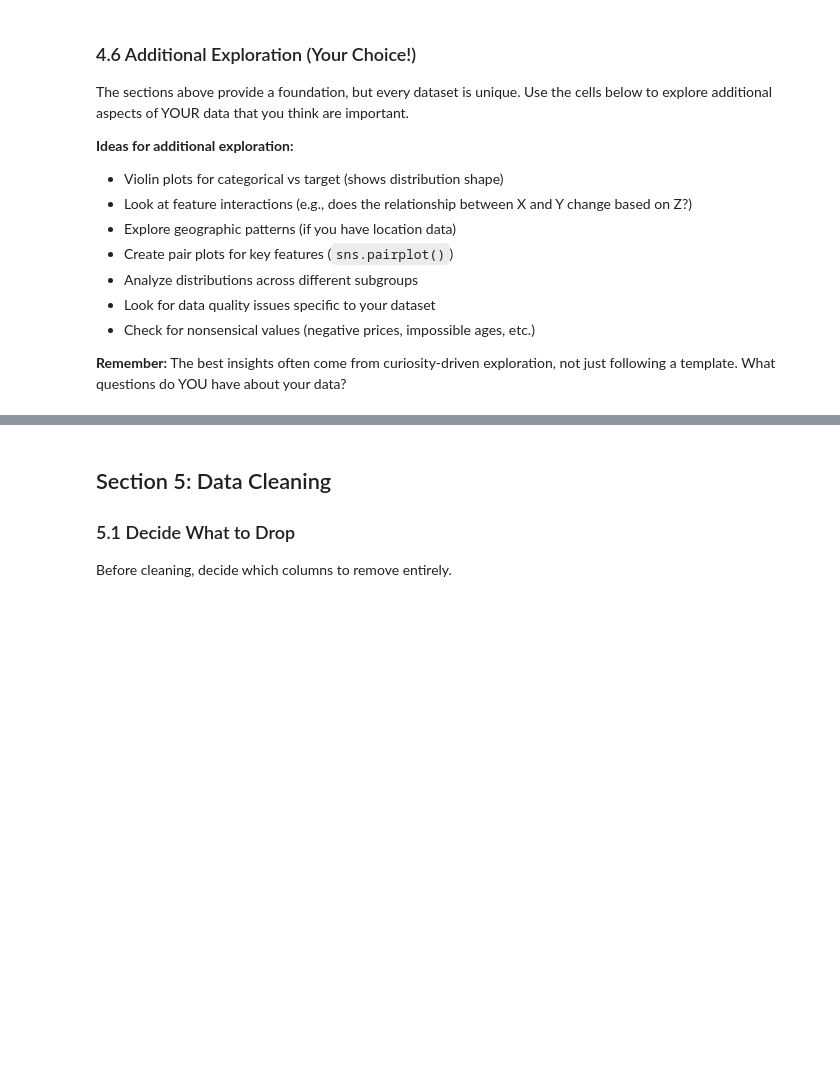
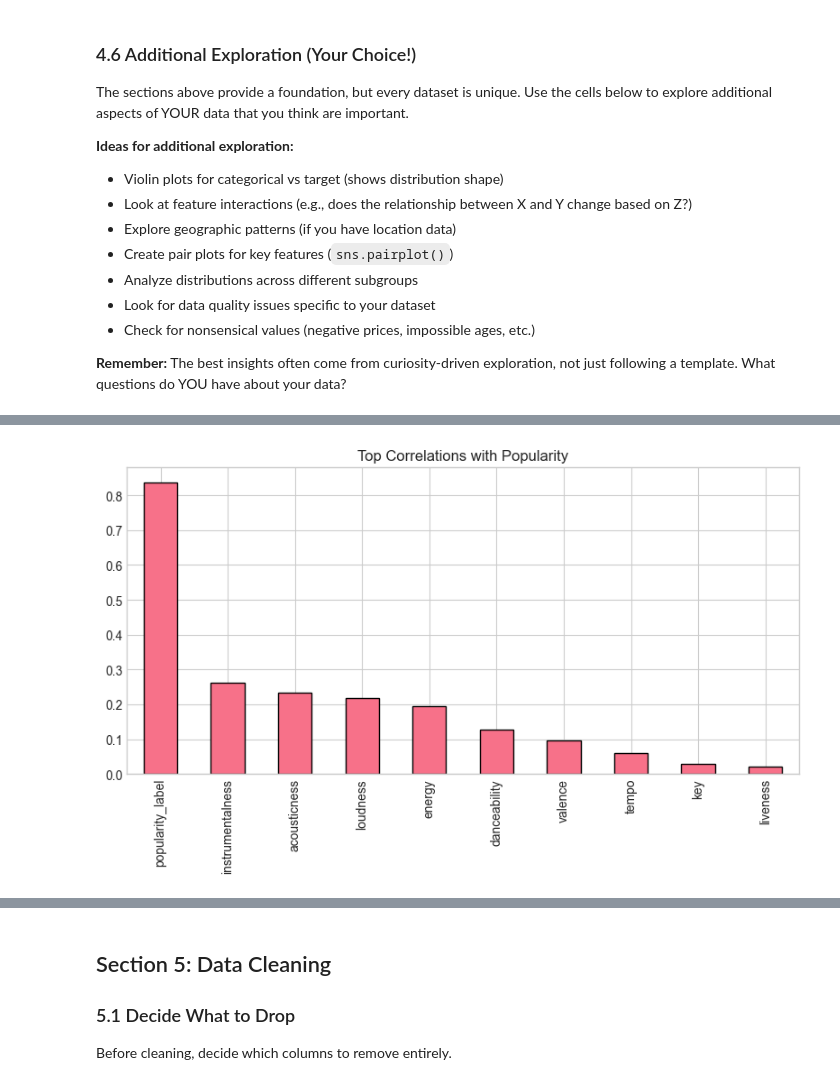
Before and after one commit to fsa-aiml-2511/individual-capstone-JahbraeCreations, a Jupyter notebook: notebooks/01_problem_statement_and_eda.ipynb, the cells around one changed output, grey strips where cells are left out. Drawn from its saved outputs; the diff is of its cells as text; code cells hidden in the pictures; blank space fills up the shorter version.

```diff
--- a/notebooks/01_problem_statement_and_eda.ipynb
+++ b/notebooks/01_problem_statement_and_eda.ipynb
@@ -635,3 +705,21 @@ else:
 # Store result in: target_correlations
 
 # YOUR CODE HERE:
+# 1. Get correlations with the target
+target_correlations = correlation_matrix[TARGET]
+
+# 2. Remove the target’s correlation with itself
+target_correlations = target_correlations.drop(TARGET)
+
+# 3. Sort correlations in descending order
+target_correlations = target_correlations.sort_values(ascending=False)
+
+# 4. Print all correlations
+print("Correlations with TARGET:")
+print(target_correlations)
+
+# 5. Identify strong correlations (|corr| > 0.5)
+strong_correlations = target_correlations[abs(target_correlations) > 0.5]
+
+print("\nStrong correlations (|corr| > 0.5):")
+print(strong_correlations)
@@ -714,0 +850,14 @@ The sections above provide a foundation, but every dataset is unique. Use the ce
+# %%
+# This chart highlights which features have the strongest
+# relationship with popularity.
+# It makes it easier to see what matters most at a glance.
+
+top_corr = target_correlations.abs().sort_values(ascending=False).head(10)
+
+plt.figure(figsize=(8,5))
+top_corr.plot(kind='bar', edgecolor='black')
+plt.title("Top Correlations with Popularity")
+plt.tight_layout()
+plt.show()
+# %% [output]
+[figure, added]
```
Also changed, not shown: parts of 57 cells of this notebook.
